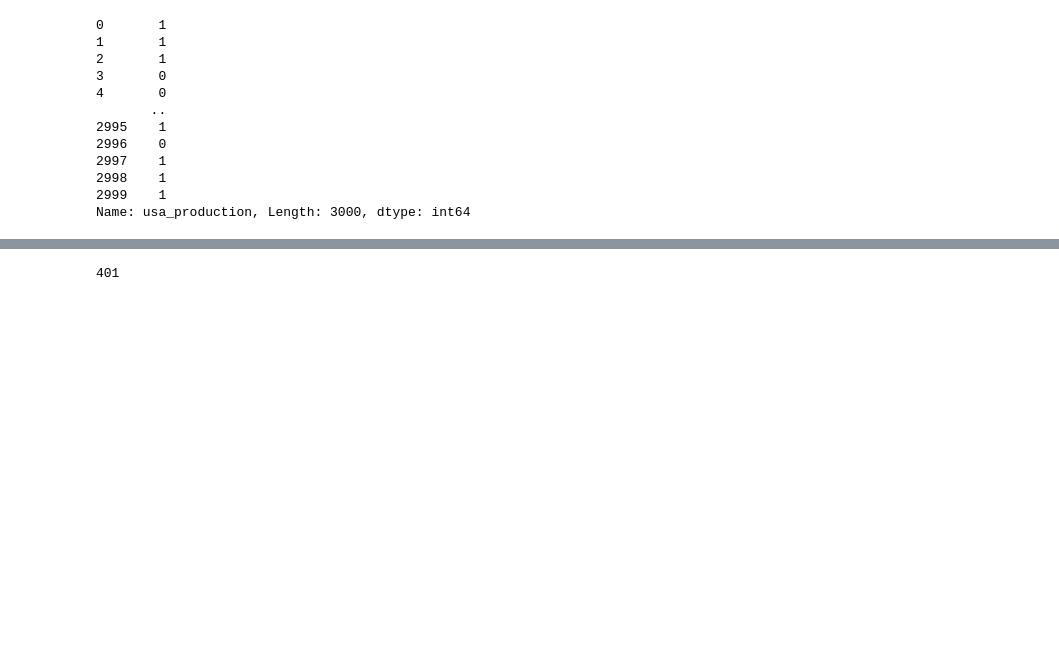
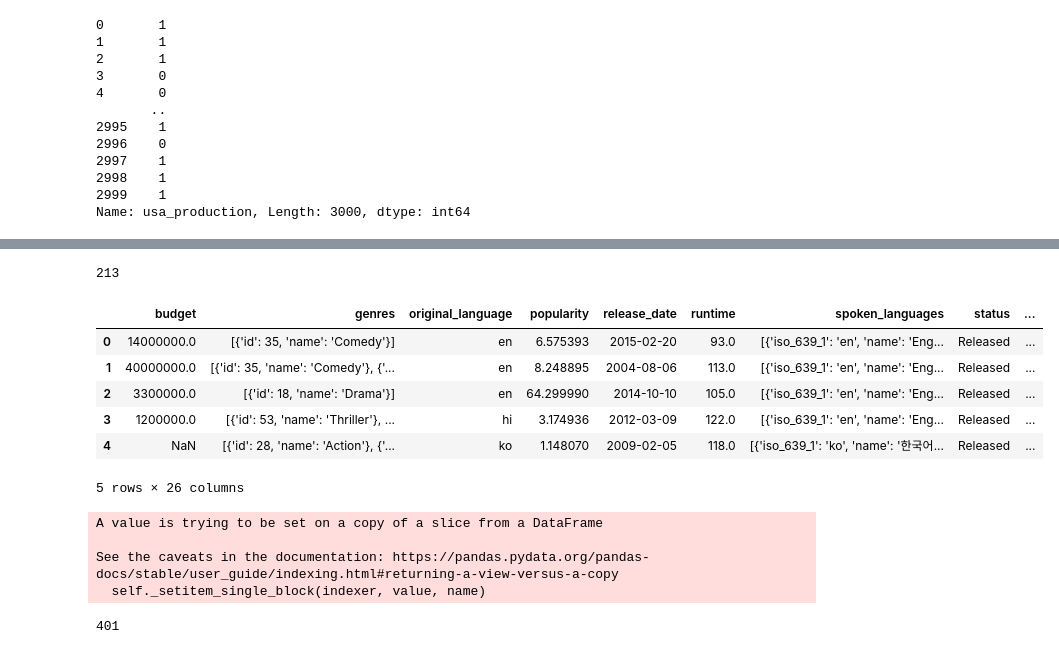
Before and after one commit to mrrosss/Springboard, a Jupyter notebook: Movies/data_wrangling.ipynb, the cells around one changed output, grey strips where cells are left out. Saved outputs shown, nothing was run; the diff lists cells and outputs as text; code cells hidden in the pictures; blank space fills up the shorter version.

Commit message:
edits to production companies

```diff
--- a/Movies/data_wrangling.ipynb
+++ b/Movies/data_wrangling.ipynb
@@ -465,0 +468,8 @@ Name: usa_production, Length: 3000, dtype: int64
+# %%
+major_studios_list = ['Paramount Pictures','Universal Pictures','Warner Bros.',
+                 'Metro-Goldwyn-Mayer (MGM)','Fox','Columbia Pictures','Walt Disney Pictures']
+# %%
+for studio in major_studios_list:
+    df_train[studio] = 0
+
+df_train.columns
@@ -466,3 +485,30 @@ Name: usa_production, Length: 3000, dtype: int64
+# %%
+df_train.prod_companies.fillna('None',inplace=True)
+# %%
+for i in range(len(df_train)):
+    for studio in major_studios_list:
+        if len(df_train.iloc[i]['prod_companies']) > 1:
+            for prod_co in df_train.iloc[i]['prod_companies']:
+                if studio in prod_co:
+                    df_train.loc[i,studio] = 1
+        else:
+            if studio in df_train.iloc[i]['prod_companies'][0]:
+                df_train.loc[i,studio] = 1
+# %%
+df_train['Warner Bros.'].sum()
+#df_train.prod_companies.isna().sum()
+# %% [output]
+213
+# %%
+df_train.head()
+# %% [output]
+|  | budget | genres | original_language | popularity | release_date | runtime | spoken_languages | status | ... |
+| 0 | 14000000.0 | [{'id': 35, 'name': 'Comedy'}] | en | 6.575393 | 2015-02-20 | 93.0 | [{'iso_639_1': 'en', 'name': 'Eng... | Released | ... |
+| 1 | 40000000.0 | [{'id': 35, 'name': 'Comedy'}, {'... | en | 8.248895 | 2004-08-06 | 113.0 | [{'iso_639_1': 'en', 'name': 'Eng... | Released | ... |
+| 2 | 3300000.0 | [{'id': 18, 'name': 'Drama'}] | en | 64.299990 | 2014-10-10 | 105.0 | [{'iso_639_1': 'en', 'name': 'Eng... | Released | ... |
+| 3 | 1200000.0 | [{'id': 53, 'name': 'Thriller'}, ... | hi | 3.174936 | 2012-03-09 | 122.0 | [{'iso_639_1': 'en', 'name': 'Eng... | Released | ... |
+| 4 | NaN | [{'id': 28, 'name': 'Action'}, {'... | ko | 1.148070 | 2009-02-05 | 118.0 | [{'iso_639_1': 'ko', 'name': '한국어... | Released | ... |
+5 rows × 26 columns
 # %%
 #spoken languages
 #df_train['spoken_languages'] = pd.DataFrame()
@@ -475,6 +521,11 @@ for i in df_train['spoken_languages']:
     else:
         df_train['lang_num'].iloc[j] = np.NaN
     j += 1
+# %% [output]
+A value is trying to be set on a copy of a slice from a DataFrame
+
+See the caveats in the documentation: https://pandas.pydata.org/pandas-docs/stable/user_guide/indexing.html#returning-a-view-versus-a-copy
+  self._setitem_single_block(indexer, value, name)
 # %%
 df_train['spoken_languages'].nunique()
 # %% [output]
```
Also changed, not shown: parts of 30 cells of this notebook.
